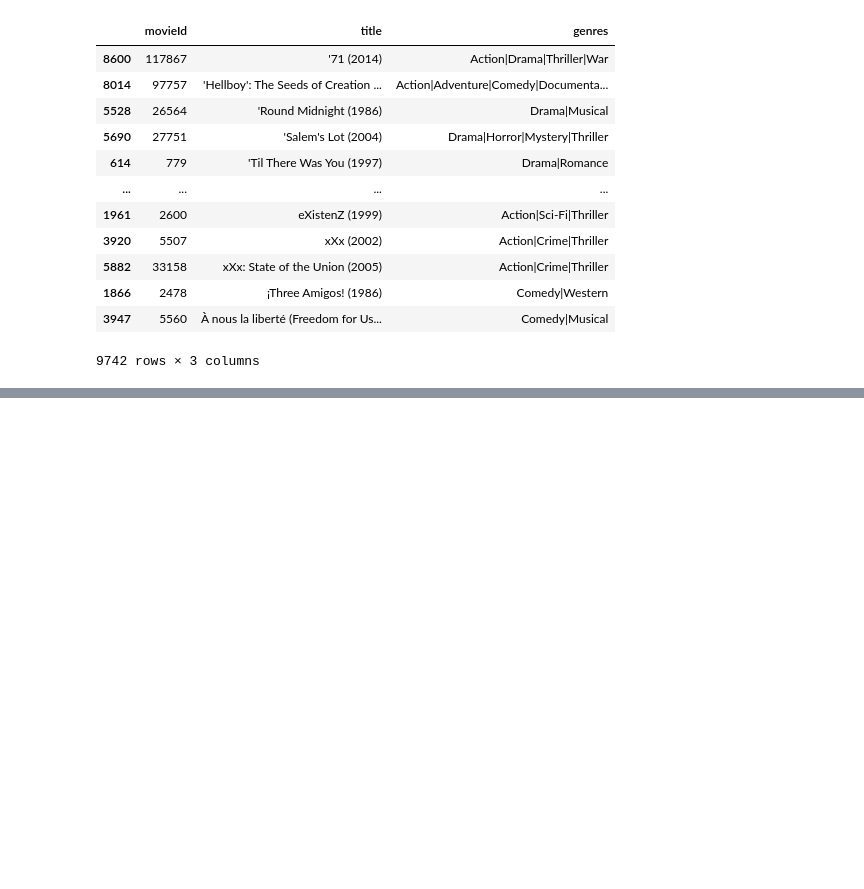
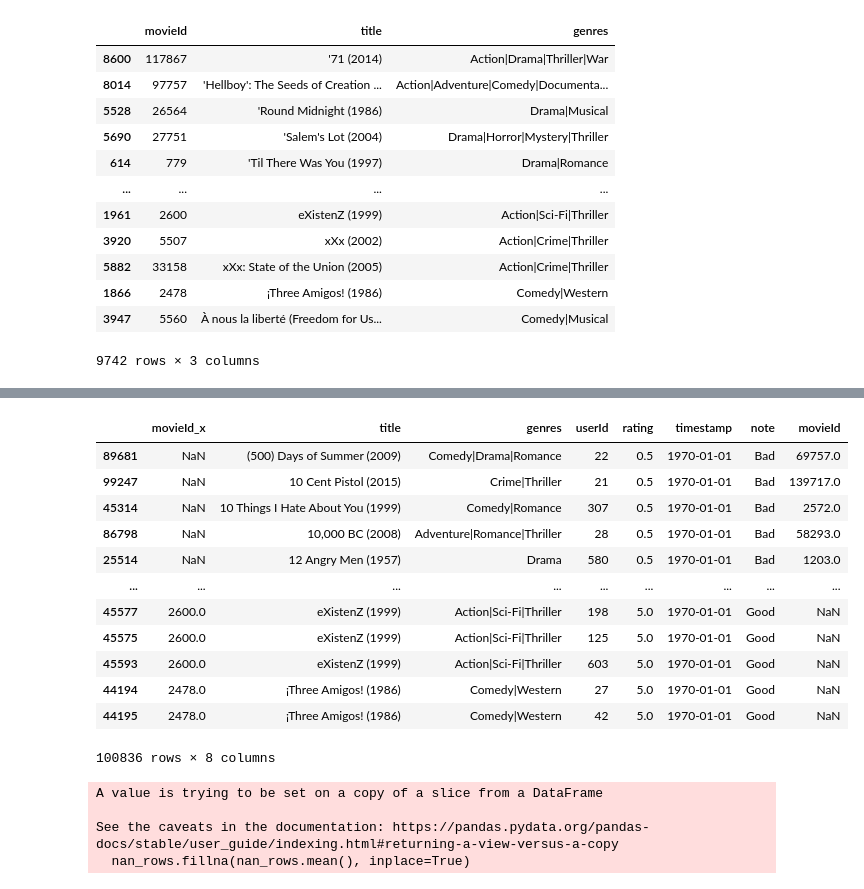
Before and after one commit to Ilies-Bouderba/MoviesRating, a Jupyter notebook: notebooks/01_python_basics.ipynb, the cells around one changed output, grey strips where cells are left out. Drawn from its saved outputs; the diff is of its cells as text; code cells hidden in the pictures; blank space fills up the shorter version.

```diff
--- a/notebooks/01_python_basics.ipynb
+++ b/notebooks/01_python_basics.ipynb
@@ -132,0 +218,4 @@ movies.sort_values(['title', 'genres'], ascending=True)
+# %%
+movies['secondTitle'] = movies['title'].str.split(' ').str[0]
+movies.drop(columns=['secondTitle'], axis=1, inplace=True)
+movies
@@ -132,0 +236,4 @@ movies.sort_values(['title', 'genres'], ascending=True)
+# %%
+ratings["timestamp"] = pd.to_datetime(ratings["timestamp"])
+ratings["timestamp"] = ratings["timestamp"].dt.strftime('%Y-%m-%d')
+ratings.info()
@@ -132,0 +252,3 @@ movies.sort_values(['title', 'genres'], ascending=True)
+# %%
+ratings['note'] = ratings['rating'].apply(lambda x: 'Good' if x > 3 else 'Bad')
+ratings
@@ -132,0 +285,5 @@ movies.sort_values(['title', 'genres'], ascending=True)
+# %%
+moivesRate = pd.merge(movies, ratings, left_on=movies.movieId, right_on=ratings.movieId, how='inner')
+moivesRate.drop(columns=['key_0', 'movieId_y'], axis=1, inplace=True)
+moviesRate = moivesRate.rename(columns={'movieId_x': 'movieId'})
+moivesRate
@@ -132,0 +304,33 @@ movies.sort_values(['title', 'genres'], ascending=True)
+# %%
+moivesRateAbove4 = moivesRate[moivesRate['rating'] > 4].copy()
+moivesRateAbove4.sort_values(by='rating', ascending=True, inplace=True)
+
+moviesRateBellow4 = moviesRate[moviesRate['rating'] <= 4].copy()
+moviesRateBellow4.sort_values(by='rating', ascending=True, inplace=True)
+
+finalMoviesRate = pd.concat([moivesRateAbove4, moviesRateBellow4], axis=0)
+finalMoviesRate.sort_values(by=['rating', 'title'], ascending=[True, True], inplace=True)
+finalMoviesRate
+# %% [output]
+|  | movieId_x | title | genres | userId | rating | timestamp | note | movieId |
+| 89681 | NaN | (500) Days of Summer (2009) | Comedy|Drama|Romance | 22 | 0.5 | 1970-01-01 | Bad | 69757.0 |
+| 99247 | NaN | 10 Cent Pistol (2015) | Crime|Thriller | 21 | 0.5 | 1970-01-01 | Bad | 139717.0 |
+| 45314 | NaN | 10 Things I Hate About You (1999) | Comedy|Romance | 307 | 0.5 | 1970-01-01 | Bad | 2572.0 |
+| 86798 | NaN | 10,000 BC (2008) | Adventure|Romance|Thriller | 28 | 0.5 | 1970-01-01 | Bad | 58293.0 |
+| 25514 | NaN | 12 Angry Men (1957) | Drama | 580 | 0.5 | 1970-01-01 | Bad | 1203.0 |
+| ... | ... | ... | ... | ... | ... | ... | ... | ... |
+| 45577 | 2600.0 | eXistenZ (1999) | Action|Sci-Fi|Thriller | 198 | 5.0 | 1970-01-01 | Good | NaN |
+| 45575 | 2600.0 | eXistenZ (1999) | Action|Sci-Fi|Thriller | 125 | 5.0 | 1970-01-01 | Good | NaN |
+| 45593 | 2600.0 | eXistenZ (1999) | Action|Sci-Fi|Thriller | 603 | 5.0 | 1970-01-01 | Good | NaN |
+| 44194 | 2478.0 | ¡Three Amigos! (1986) | Comedy|Western | 27 | 5.0 | 1970-01-01 | Good | NaN |
+| 44195 | 2478.0 | ¡Three Amigos! (1986) | Comedy|Western | 42 | 5.0 | 1970-01-01 | Good | NaN |
+100836 rows × 8 columns
+# %%
+nan_rows = finalMoviesRate[finalMoviesRate['rating'].isna()]
+nan_rows = nan_rows.fillna(0)
+nan_rows = nan_rows.dropna(subset=["rating"])
+# %% [output]
+A value is trying to be set on a copy of a slice from a DataFrame
+
+See the caveats in the documentation: https://pandas.pydata.org/pandas-docs/stable/user_guide/indexing.html#returning-a-view-versus-a-copy
+  nan_rows.fillna(nan_rows.mean(), inplace=True)
```
Also changed, not shown: parts of 11 cells of this notebook.
